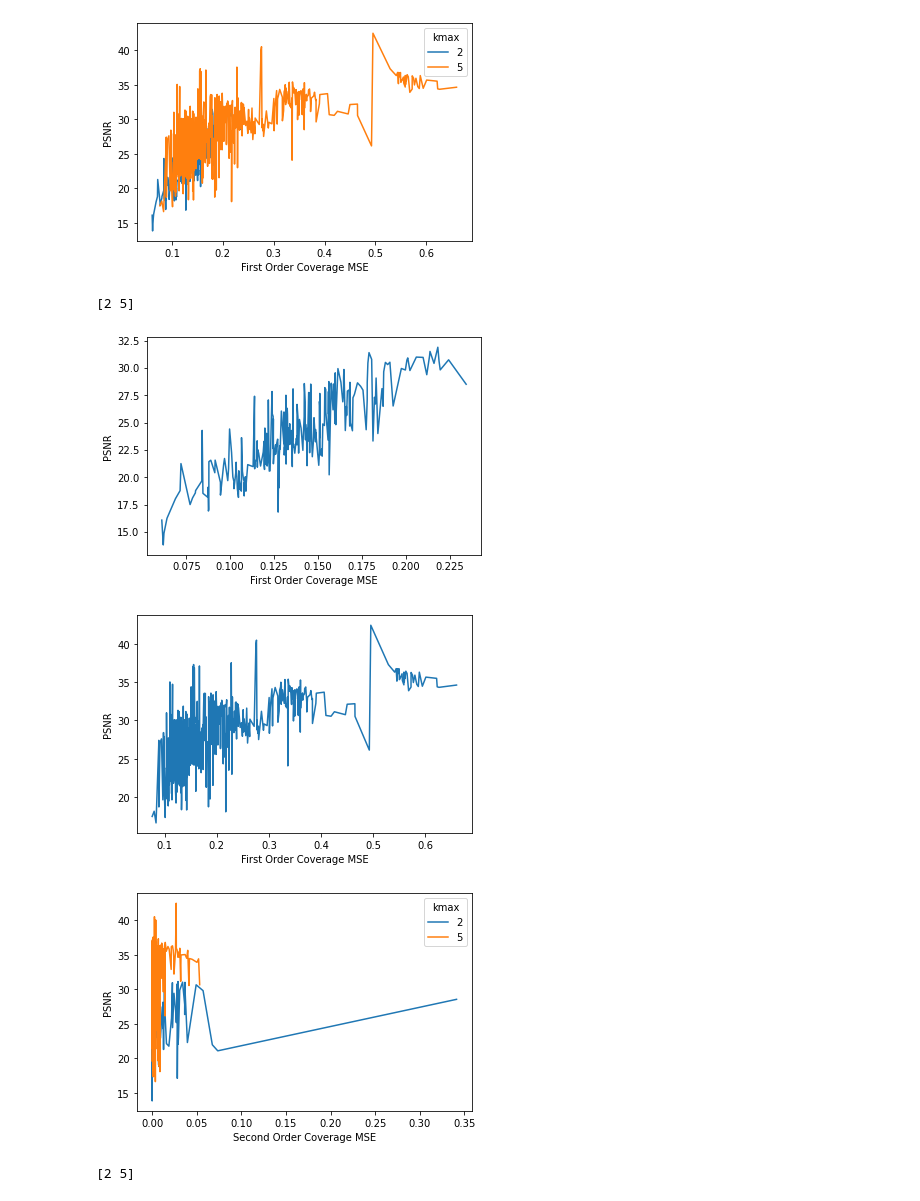
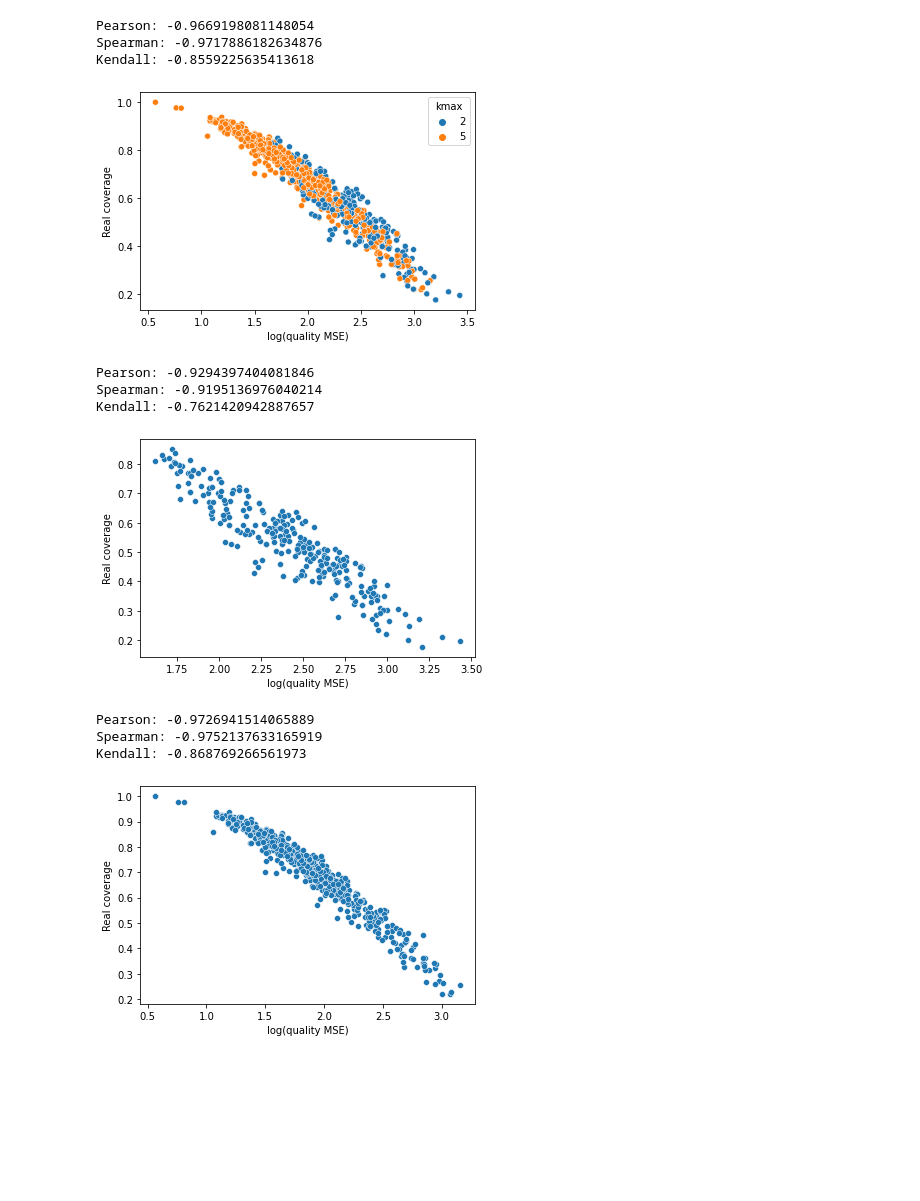
Before and after one commit to SYJINTW/camera_placement_analysis, a Jupyter notebook: coverage_analysis.ipynb, the cells around one changed output. Saved outputs shown, nothing was run; the diff lists cells and outputs as text; code cells hidden in the pictures; blank space fills up the shorter version.

```diff
--- a/coverage_analysis.ipynb
+++ b/coverage_analysis.ipynb
@@ -590,24 +683,31 @@ def qualityMSEPlot(filePath):
 # %%
 if __name__ == '__main__':
     # resultFilePath = Path('.')/'exp12_coverage'
     # separateAllExpData_withLog(resultFilePath)
 
     # allResultFilePathGen = Path('.').glob('*_allResults.csv')
     # allCoverageResultAverage(allResultFilePath)
 
     # allResultFilePath = Path('./exp11_allResults.csv')
     # MSEPlot(allResultFilePath)
 
     coverageResultFilePath = Path('./exp12_coverage_allResults.csv')
     qualityResultFilePath = Path('./exp12_allResults.csv')
     mergeResultFilePath = Path('./exp12_coverage_allResults_merge.csv')
     # merge_results(coverageResultFilePath, qualityResultFilePath)
     # MSEPlot(mergeResultFilePath)
-    qualityMSEPlot(mergeResultFilePath)
+    # qualityMSEPlot(mergeResultFilePath)
+    newQualityMSEScatterPlot(mergeResultFilePath)
 # %% [output]
+Pearson: -0.9669198081148054
+Spearman: -0.9717886182634876
+Kendall: -0.8559225635413618
-[figure, old version]
+[figure, new version]
-[2 5]
+Pearson: -0.9294397404081846
+Spearman: -0.9195136976040214
+Kendall: -0.7621420942887657
-[figure, old version]
+[figure, new version]
+Pearson: -0.9726941514065889
+Spearman: -0.9752137633165919
+Kendall: -0.868769266561973
-[figure, old version]
+[figure, new version]
-[figure, removed]
-[2 5]
```
Also changed, not shown: parts of 3 cells of this notebook, 6 other files.
